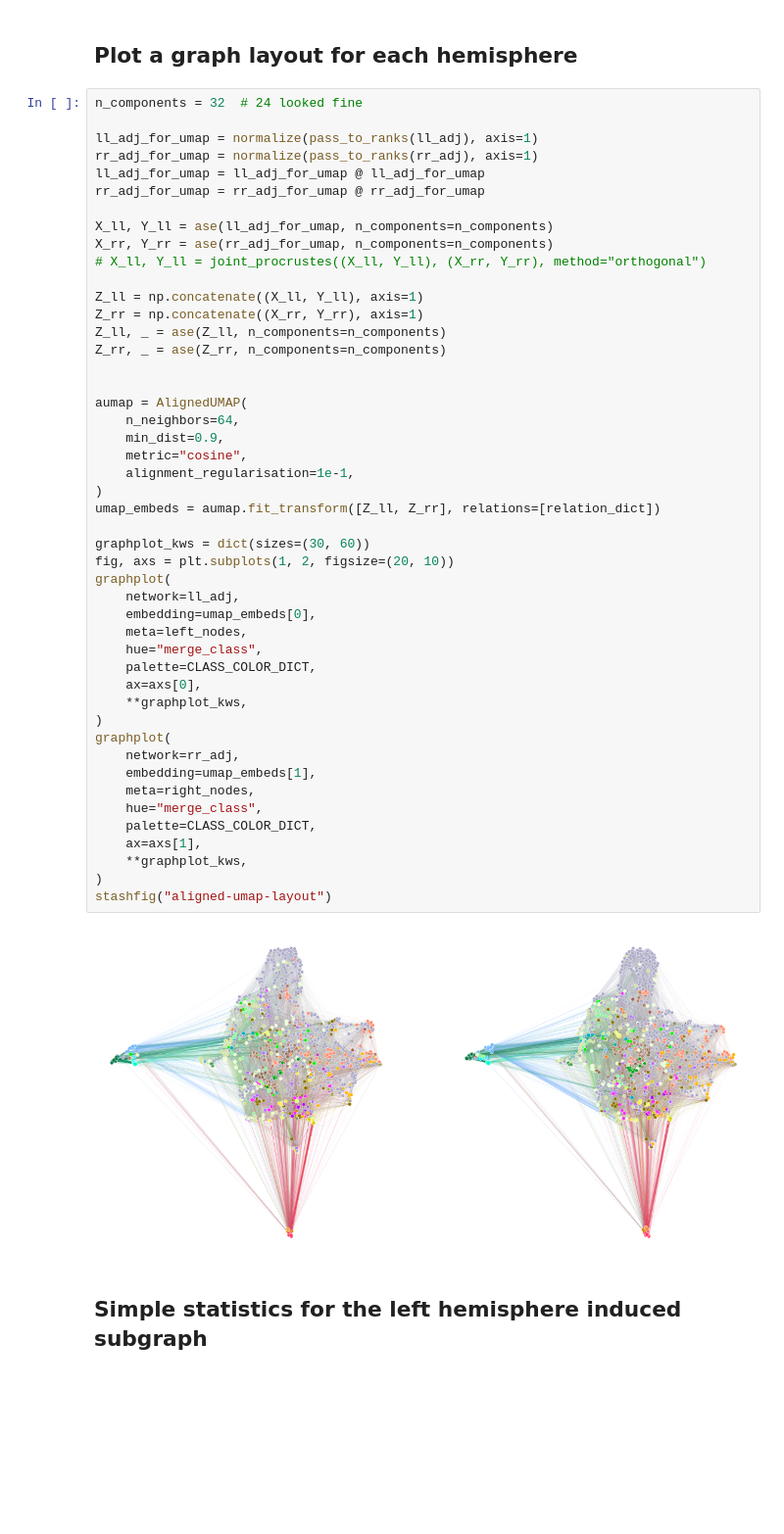
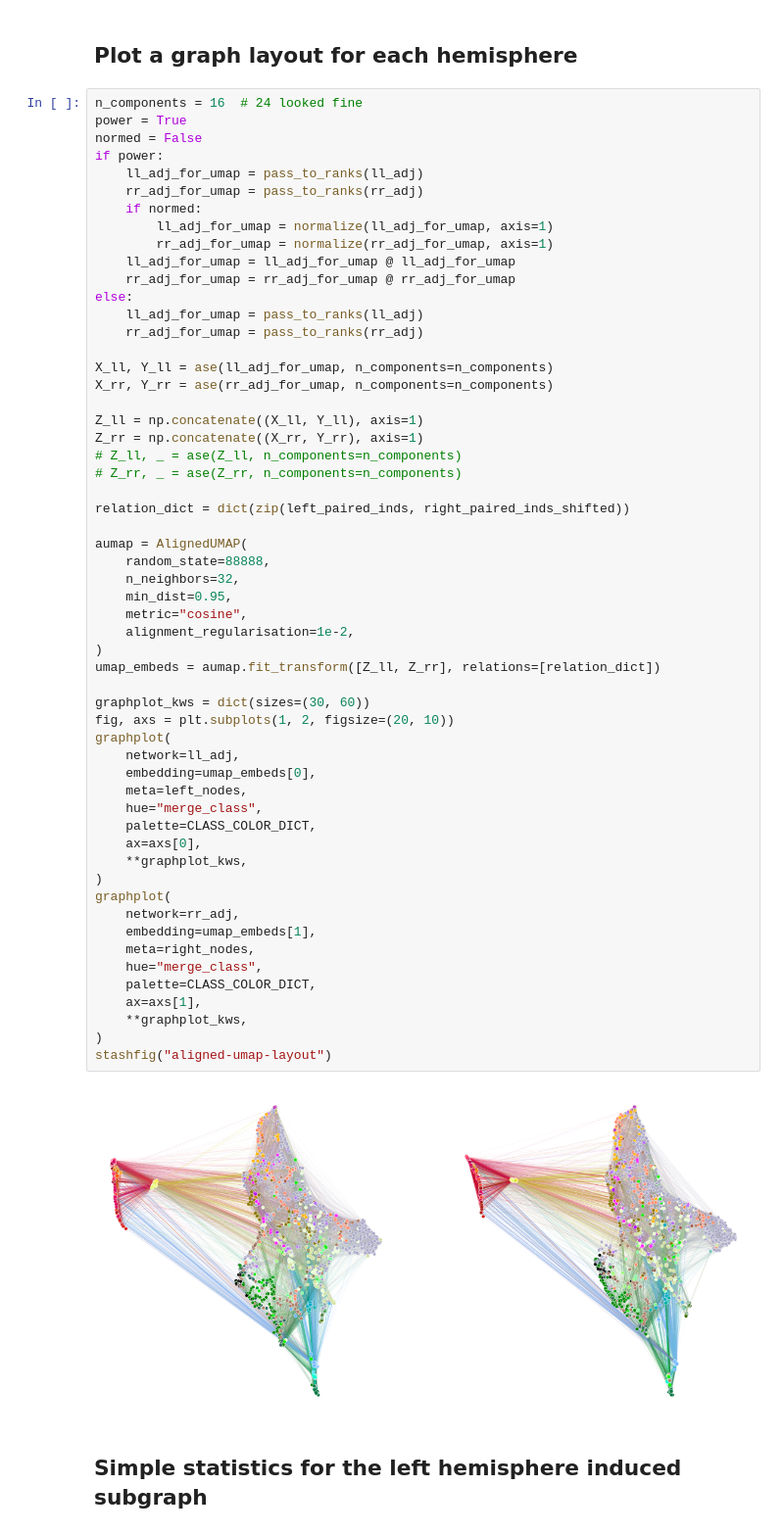
Before and after one commit to neurodata/maggot_connectome, a Jupyter notebook: _sources/look_at_it.ipynb, the cells around one changed output. Shown at 98% size. Drawn from its saved outputs; the diff is of its cells as text; blank space fills up the shorter version.

```diff
--- a/_sources/look_at_it.ipynb
+++ b/_sources/look_at_it.ipynb
@@ -177,53 +134,62 @@ def prescale_for_embed(adjs):
 # %% [markdown]
 ## Plot a graph layout for each hemisphere
 # %%
-n_components = 32  # 24 looked fine
-
-ll_adj_for_umap = normalize(pass_to_ranks(ll_adj), axis=1)
-rr_adj_for_umap = normalize(pass_to_ranks(rr_adj), axis=1)
-ll_adj_for_umap = ll_adj_for_umap @ ll_adj_for_umap
-rr_adj_for_umap = rr_adj_for_umap @ rr_adj_for_umap
+n_components = 16  # 24 looked fine
+power = True
+normed = False
+if power:
+    ll_adj_for_umap = pass_to_ranks(ll_adj)
+    rr_adj_for_umap = pass_to_ranks(rr_adj)
+    if normed:
+        ll_adj_for_umap = normalize(ll_adj_for_umap, axis=1)
+        rr_adj_for_umap = normalize(rr_adj_for_umap, axis=1)
+    ll_adj_for_umap = ll_adj_for_umap @ ll_adj_for_umap
+    rr_adj_for_umap = rr_adj_for_umap @ rr_adj_for_umap
+else:
+    ll_adj_for_umap = pass_to_ranks(ll_adj)
+    rr_adj_for_umap = pass_to_ranks(rr_adj)
 
 X_ll, Y_ll = ase(ll_adj_for_umap, n_components=n_components)
 X_rr, Y_rr = ase(rr_adj_for_umap, n_components=n_components)
-# X_ll, Y_ll = joint_procrustes((X_ll, Y_ll), (X_rr, Y_rr), method="orthogonal")
 
 Z_ll = np.concatenate((X_ll, Y_ll), axis=1)
 Z_rr = np.concatenate((X_rr, Y_rr), axis=1)
-Z_ll, _ = ase(Z_ll, n_components=n_components)
-Z_rr, _ = ase(Z_rr, n_components=n_components)
+# Z_ll, _ = ase(Z_ll, n_components=n_components)
+# Z_rr, _ = ase(Z_rr, n_components=n_components)
 
+relation_dict = dict(zip(left_paired_inds, right_paired_inds_shifted))
 
 aumap = AlignedUMAP(
-    n_neighbors=64,
-    min_dist=0.9,
+    random_state=88888,
+    n_neighbors=32,
+    min_dist=0.95,
     metric="cosine",
-    alignment_regularisation=1e-1,
+    alignment_regularisation=1e-2,
 )
 umap_embeds = aumap.fit_transform([Z_ll, Z_rr], relations=[relation_dict])
 
 graphplot_kws = dict(sizes=(30, 60))
 fig, axs = plt.subplots(1, 2, figsize=(20, 10))
 graphplot(
     network=ll_adj,
     embedding=umap_embeds[0],
     meta=left_nodes,
     hue="merge_class",
     palette=CLASS_COLOR_DICT,
     ax=axs[0],
     **graphplot_kws,
 )
 graphplot(
     network=rr_adj,
     embedding=umap_embeds[1],
     meta=right_nodes,
     hue="merge_class",
     palette=CLASS_COLOR_DICT,
     ax=axs[1],
     **graphplot_kws,
 )
 stashfig("aligned-umap-layout")
 # %% [output]
-[figure, old version]
+[figure, new version]
 # %% [markdown]
 ## Simple statistics for the left hemisphere induced subgraph
```
Also changed, not shown: parts of 9 cells of this notebook, 29 other files.
